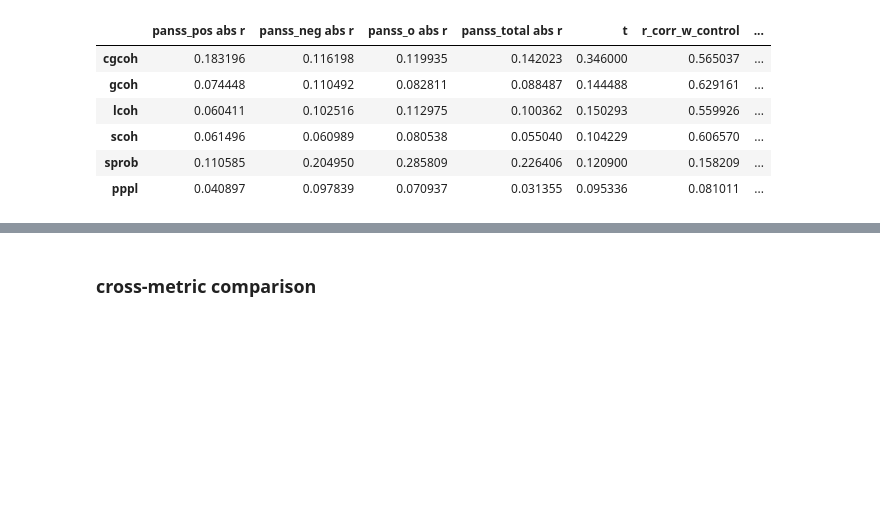
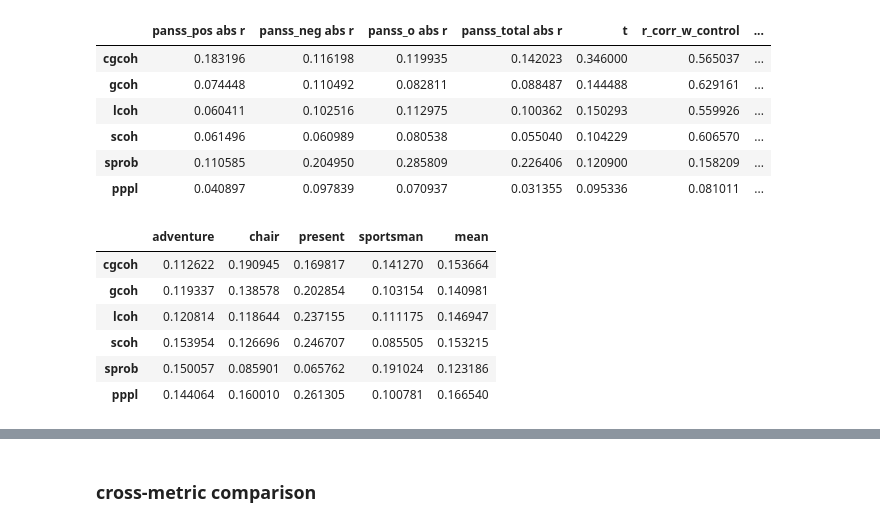
Before and after one commit to flying-bear/MA_thesis, a Jupyter notebook: scores_ru.ipynb, the cells around one changed output, grey strips where cells are left out. Cells and saved outputs as stored; diff of their text form; code cells hidden in the pictures; blank space fills up the shorter version.

```diff
--- a/scores_ru.ipynb
+++ b/scores_ru.ipynb
@@ -1710,3 +1788,22 @@ style(df_metric['sportsman'])
 | scoh | 0.061496 | 0.060989 | 0.080538 | 0.055040 | 0.104229 | 0.606570 | ... |
 | sprob | 0.110585 | 0.204950 | 0.285809 | 0.226406 | 0.120900 | 0.158209 | ... |
 | pppl | 0.040897 | 0.097839 | 0.070937 | 0.031355 | 0.095336 | 0.081011 | ... |
+# %%
+df_corr_sym = pd.DataFrame()
+for task in TASKS:
+    copy_ = df_metric[task][['panss_pos abs r', 'panss_neg abs r', 'panss_o abs r','panss_total abs r']].copy()
+    copy_['ps_r_dep.severity'] = df_metric[task]['ps_r_dep.severity'] ** 0.5
+    copy_['ps_r_td.severity'] = df_metric[task]['ps_r_td.severity'] ** 0.5
+    df_corr_sym[task] = copy_[['panss_pos abs r', 'panss_neg abs r', 'panss_o abs r','panss_total abs r',
+                               'ps_r_dep.severity', 'ps_r_td.severity']].mean(axis=1)
+
+df_corr_sym['mean'] = df_corr_sym.apply(np.nanmean, axis=1)
+style(df_corr_sym)
+# %% [output]
+|  | adventure | chair | present | sportsman | mean |
+| cgcoh | 0.112622 | 0.190945 | 0.169817 | 0.141270 | 0.153664 |
+| gcoh | 0.119337 | 0.138578 | 0.202854 | 0.103154 | 0.140981 |
+| lcoh | 0.120814 | 0.118644 | 0.237155 | 0.111175 | 0.146947 |
+| scoh | 0.153954 | 0.126696 | 0.246707 | 0.085505 | 0.153215 |
+| sprob | 0.150057 | 0.085901 | 0.065762 | 0.191024 | 0.123186 |
+| pppl | 0.144064 | 0.160010 | 0.261305 | 0.100781 | 0.166540 |
```
Also changed, not shown: parts of 21 cells of this notebook, 1 other file.
